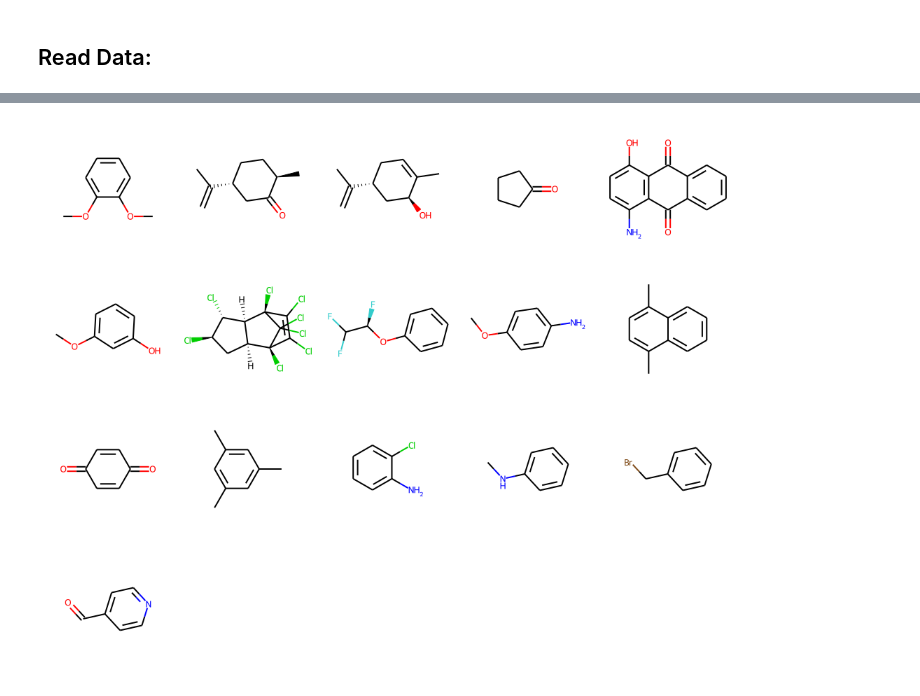
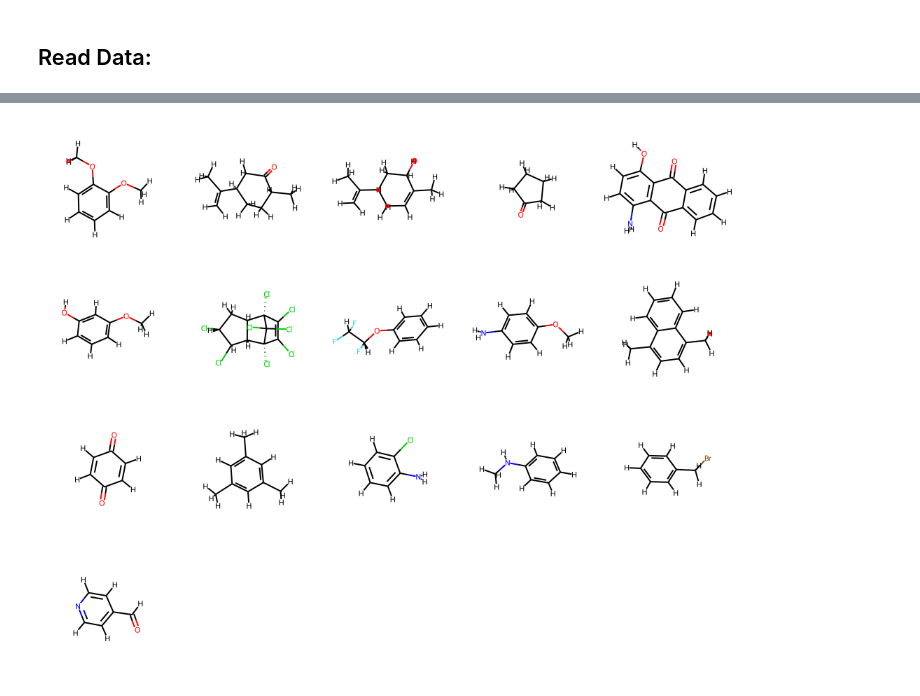
Before and after one commit to OpenFreeEnergy/validation-benchmarks, a Jupyter notebook: solvation_FE/gen_RHFE.ipynb, the cells around one changed output, grey strips where cells are left out. Drawn from its saved outputs; the diff is of its cells as text; code cells hidden in the pictures.

```diff
--- a/solvation_FE/gen_RHFE.ipynb
+++ b/solvation_FE/gen_RHFE.ipynb
@@ -55,9 +32,9 @@ for id, name, iupac, csmile, dg, err, mdoi in field_data:
     mols_dict["lig_"+str(id)] = {"id": id,
                                  "name":name,
                                  "iupac": iupac,
-                                 "smiles": csmile,
+                                 "smiles":csmile,
                                  "doi": "10.1007/s10822-022-00445-6",
-                                 "measurment":{
+                                 "measurement":{
                                      "doi": mdoi,
                                     "error": err,
                                     "type":"hydration FE",
@@ -66,8 +43,16 @@ for id, name, iupac, csmile, dg, err, mdoi in field_data:
                                     "comment":"",
                                  },
                                  "mol": Chem.MolFromSmiles(csmile)}
-# %%
-mols = [mols_dict[m]['mol'] for m in mols_dict]
-Chem.Draw.MolsToGridImage(mols, molsPerRow=5 )
-# %% [output]
-[figure, removed]
+# %%
+mols = {m:mols_dict[m]['mol'] for m in mols_dict}
+cmols = {m:Chem.Mol(mols[m]) for m in mols}
+cmols = {m:Chem.AddHs(cmols[m]) for m in cmols}
+[Chem.rdDistGeom.EmbedMolecule(cmols[m]) for m in cmols]
+
+for mol in cmols:
+    new_smile = Chem.CanonSmiles(Chem.MolToSmiles(cmols[mol]))
+    mols_dict[mol].update({"smiles": new_smile})
+
+Chem.Draw.MolsToGridImage(cmols.values(), molsPerRow=5)
+# %% [output]
+[figure, added]
```
Also changed, not shown: parts of 12 cells of this notebook, 2 other files.
